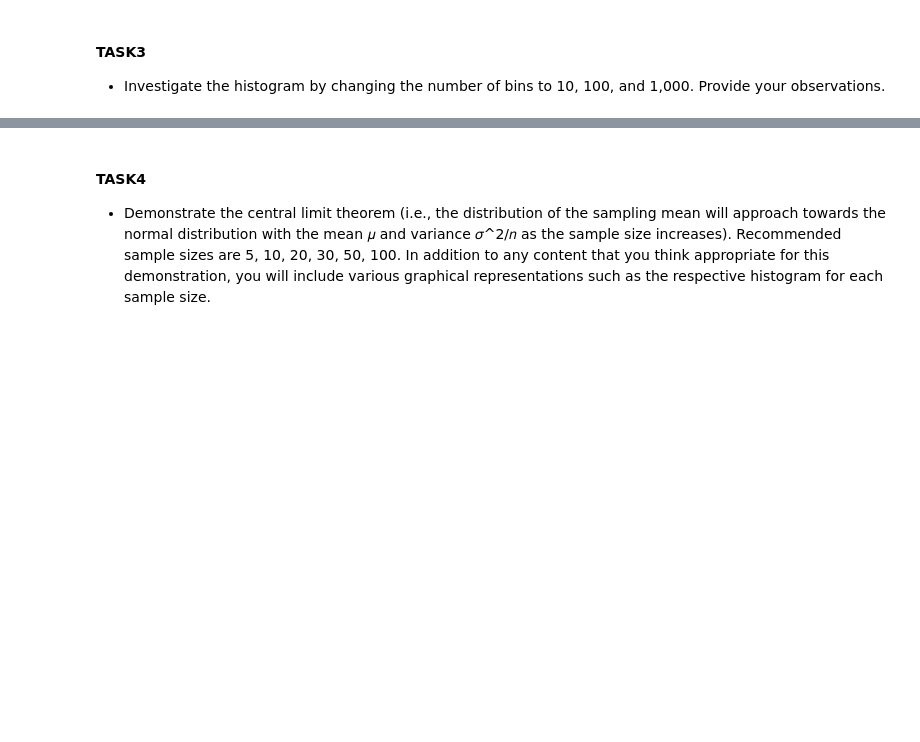
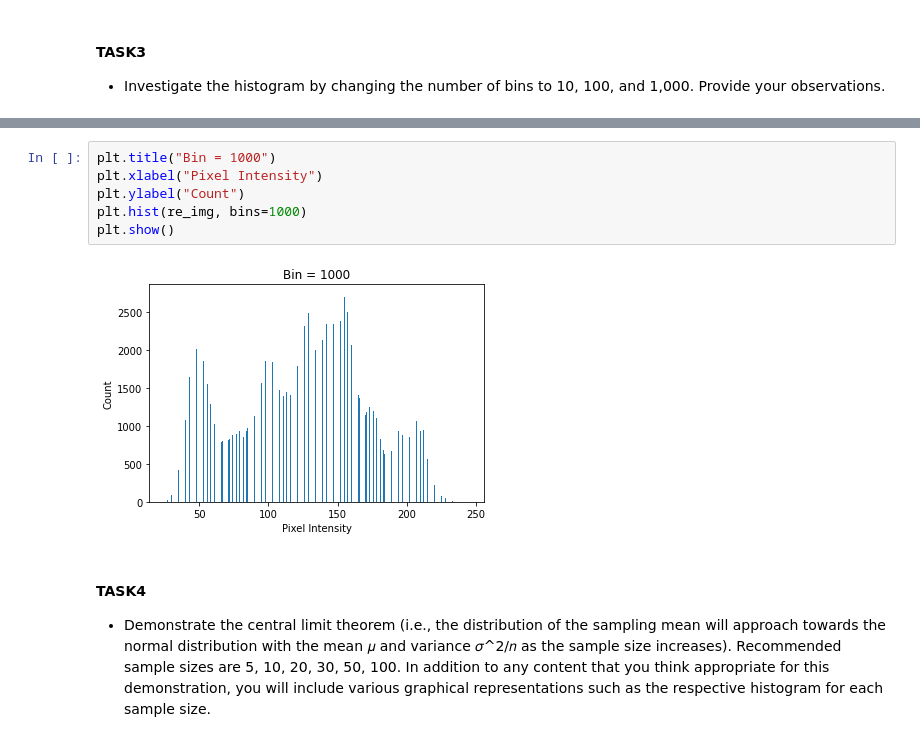
Before and after one commit to reyeon1209/Probability-Statistics, a Jupyter notebook: 17011658_CLT_Project.ipynb, the cells around one changed output, grey strips where cells are left out. Drawn from its saved outputs; the diff is of its cells as text; blank space fills up the shorter version.

```diff
--- a/17011658_CLT_Project.ipynb
+++ b/17011658_CLT_Project.ipynb
@@ -82,3 +92,11 @@ plt.show()
+# %%
+plt.title("Bin = 1000")
+plt.xlabel("Pixel Intensity")
+plt.ylabel("Count")
+plt.hist(re_img, bins=1000)
+plt.show()
+# %% [output]
+[figure, added]
 # %% [markdown]
 #### TASK4
 - Demonstrate the central limit theorem (i.e., the distribution of the sampling mean will approach towards the normal distribution with the mean 𝜇 and variance 𝜎^2/𝑛 as the sample size increases). Recommended sample sizes are 5, 10, 20, 30, 50, 100. In addition to any content that you think appropriate for this demonstration, you will include various graphical representations such as the respective histogram for each sample size.
```
Also changed, not shown: parts of 18 cells of this notebook.
